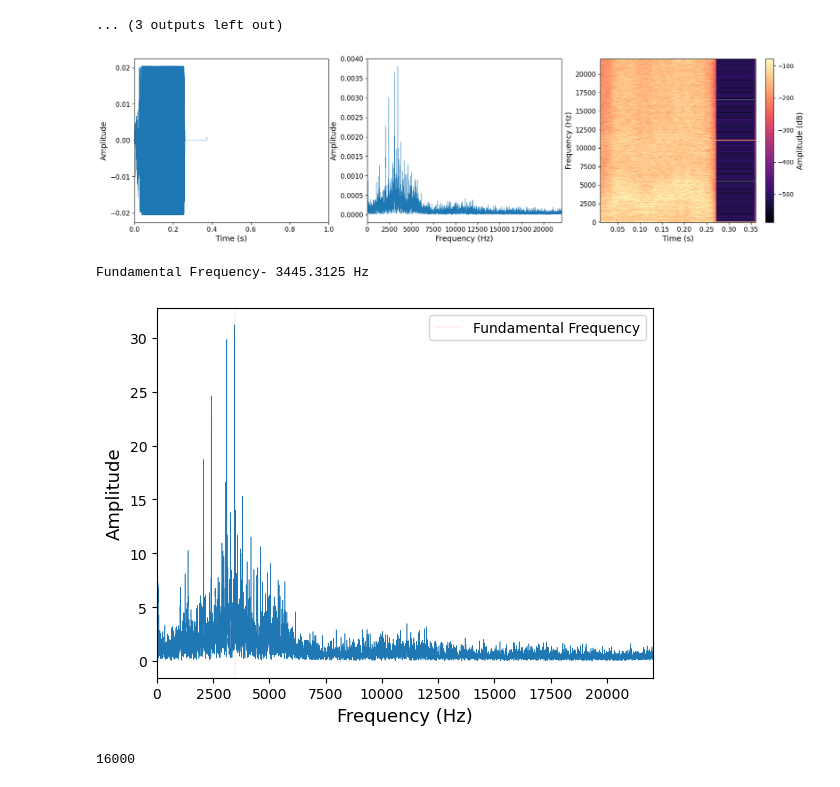
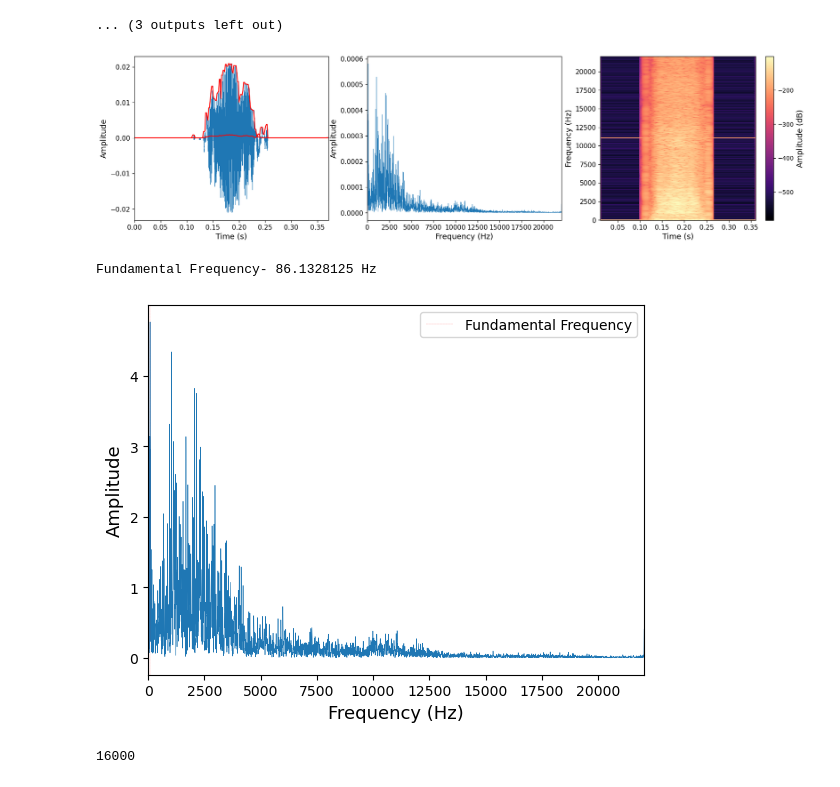
Before and after one commit to JaydenDave/decoding-animimal-communication, a Jupyter notebook: winfoGAN/model_testing.ipynb, the cells around one changed output. Saved outputs shown, nothing was run; the diff lists cells and outputs as text; code cells hidden in the pictures.

```diff
--- a/winfoGAN/model_testing.ipynb
+++ b/winfoGAN/model_testing.ipynb
@@ -86,6 +61,6 @@ array([[0., 0., 0., 1., 1.],
 # %%
 generator = gan.generator
-generator.load_weights(f"{model_directory}/generator10000")
+generator.load_weights(f"{model_directory}/generator3000")
 # %% [output]
 <tensorflow.python.checkpoint.checkpoint.CheckpointLoadStatus at 0x...>
 # %%
@@ -194,13 +159,13 @@ for audio in code_1:
 ... (3 outputs left out)
 # %%
 #save_dir = "C:/Users/Jayde/Dropbox/decoding-animimal-communication/figures/nine_graphs.png"
-signal =code_1[5]
+signal =code_1[6]
 create_plots(signal, sr)
 create_fft(signal,sr)
 # %% [output]
-[figure, old version]
+[figure, new version]
-Fundamental Frequency- 3445.3125 Hz
+Fundamental Frequency- 86.1328125 Hz
-[figure, old version]
+[figure, new version]
 # %%
 file_path = "C:/Users/Jayde/Desktop/Datasets/sc09/sc09/nine/0a2b400e_nohash_2.wav"
 signal, sr = lb.load(file_path, sr = 16000)
```
Also changed, not shown: parts of 9 cells of this notebook, 5 other files.
